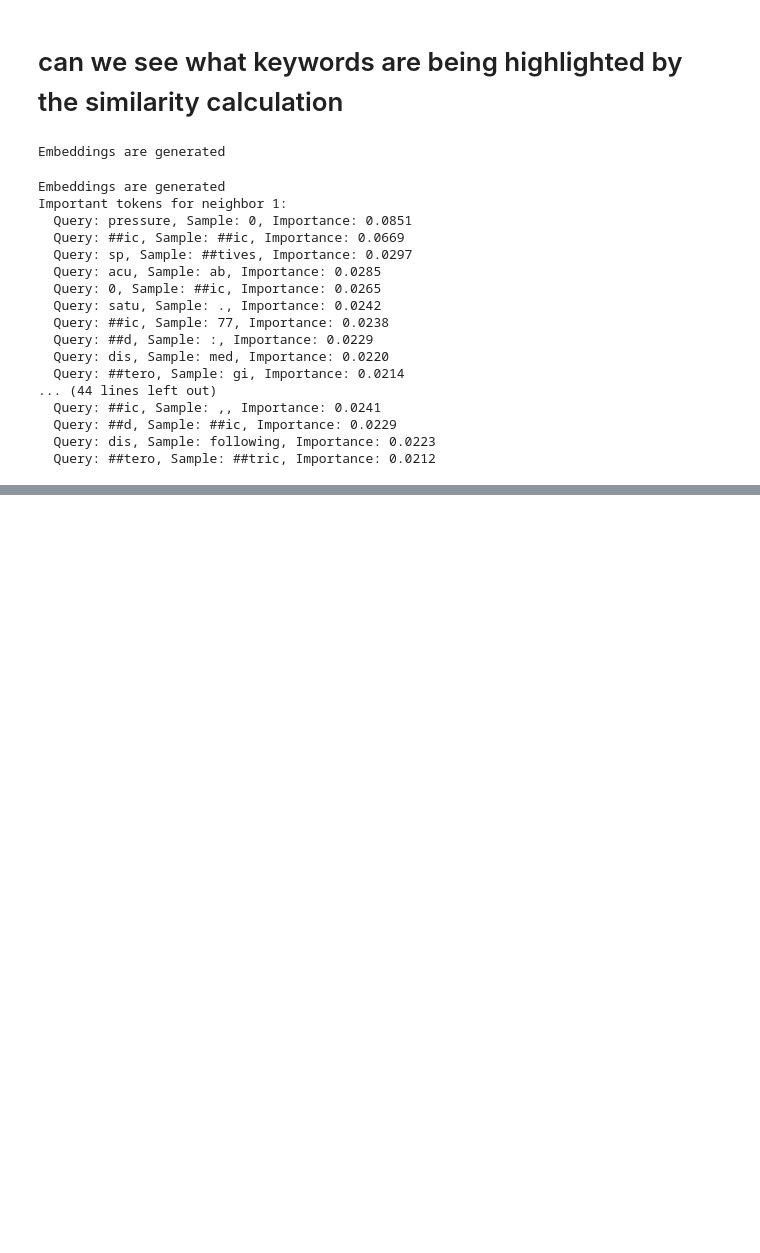
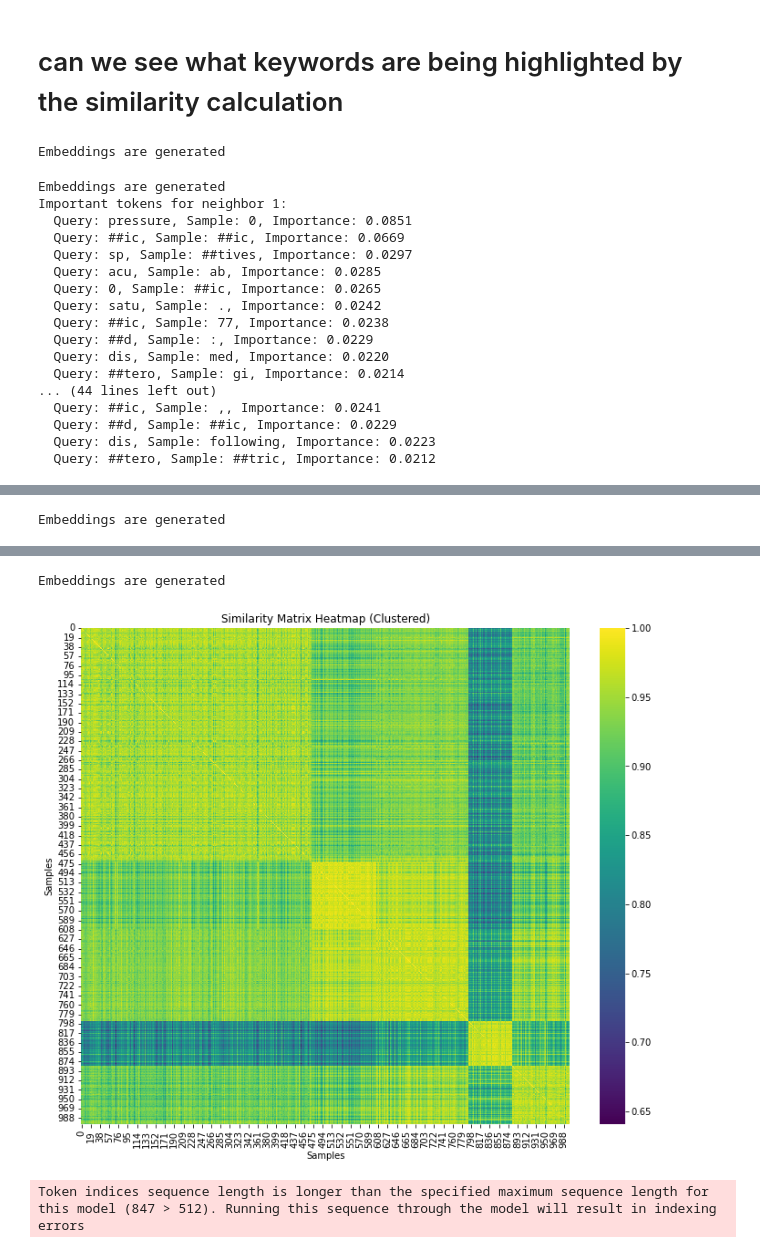
Before and after one commit to Simonlee711/Patient-Like-Me, a Jupyter notebook: plm.ipynb, the cells around one changed output, grey strips where cells are left out. Saved outputs shown, nothing was run; the diff lists cells and outputs as text; code cells hidden in the pictures; blank space fills up the shorter version.

```diff
--- a/plm.ipynb
+++ b/plm.ipynb
@@ -664,0 +763,6 @@ Important tokens for neighbor 1:
+# %%
+query_text = df["patient_info"].iloc[0]
+data_source = temp
+model_name = "bert-base-uncased"
+similarities, important_tokens_list = knn_heatmap(query_text, data_source, model_name)
+# %% [output]
@@ -664,0 +786 @@ Important tokens for neighbor 1:
+Embeddings are generated
@@ -664,0 +804,3 @@ Important tokens for neighbor 1:
+Embeddings are generated
+[figure, added]
+Token indices sequence length is longer than the specified maximum sequence length for this model (847 > 512). Running this sequence through the model will result in indexing errors
```
Also changed, not shown: parts of 3 cells of this notebook.
